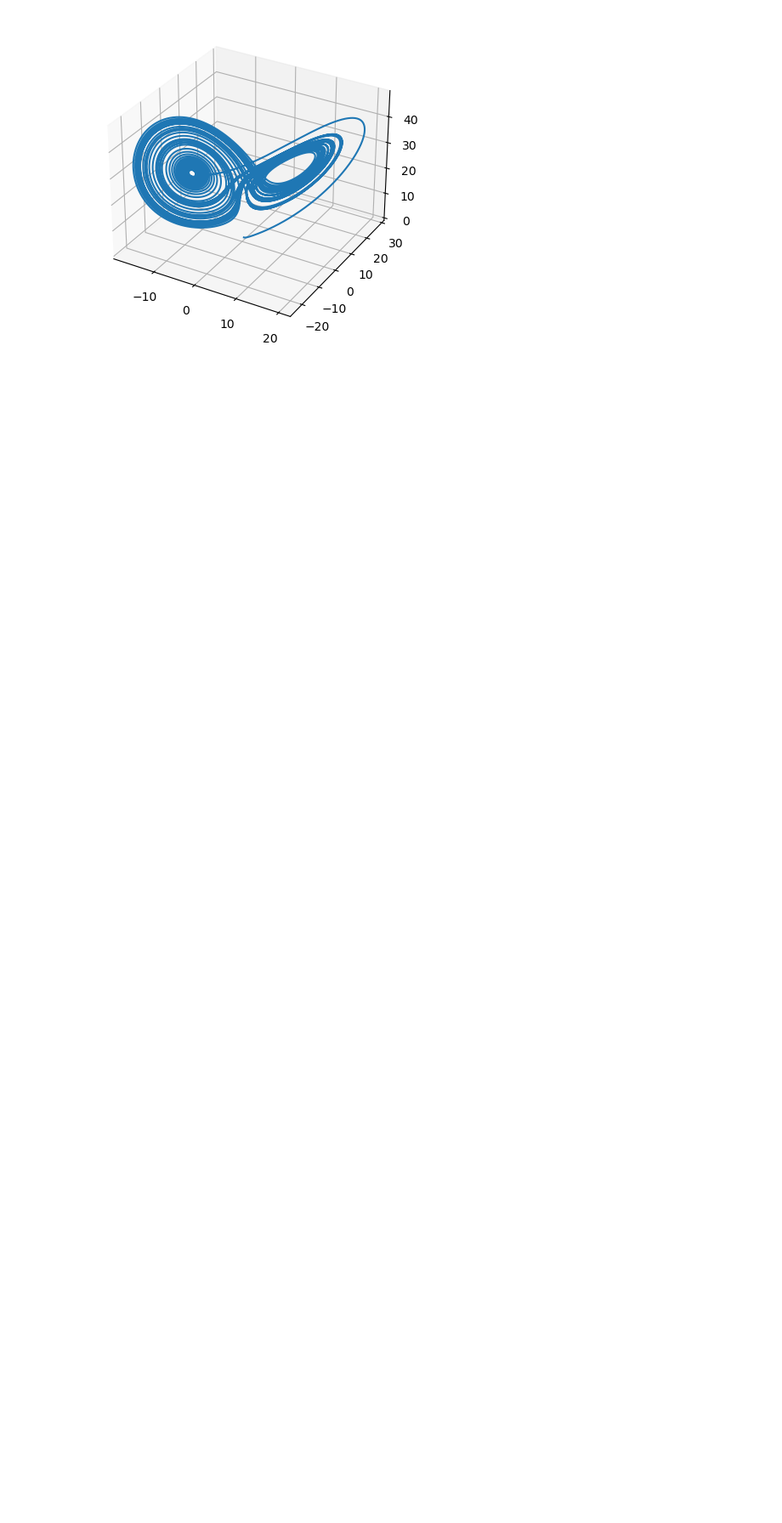
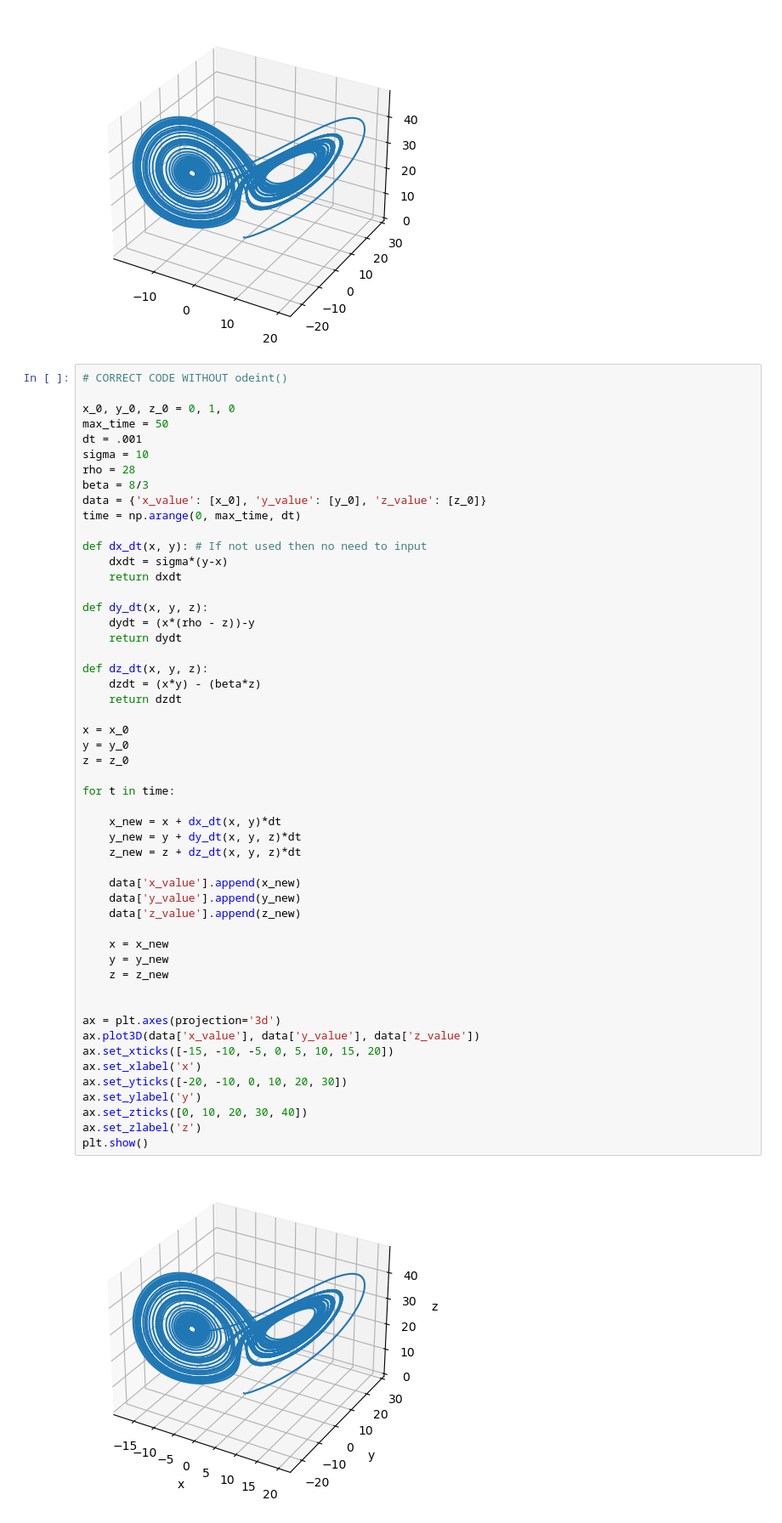
Before and after one commit to SPS-SP2273/learning-portfolio-ikt091, a Jupyter notebook: numerical solutions/numerical_solutions_(good).ipynb, the cells around one changed output. Shown at 85% size. Cells and saved outputs as stored; diff of their text form; blank space fills up the shorter version.

```diff
--- a/numerical solutions/numerical_solutions_(good).ipynb
+++ b/numerical solutions/numerical_solutions_(good).ipynb
@@ -366,3 +407,57 @@ ax.plot3D(data['x_value'], data['y_value'], data['z_value'])
 plt.show()
 # %% [output]
 [figure]
+# %%
+# CORRECT CODE WITHOUT odeint()
+
+x_0, y_0, z_0 = 0, 1, 0
+max_time = 50
+dt = .001
+sigma = 10
+rho = 28
+beta = 8/3
+data = {'x_value': [x_0], 'y_value': [y_0], 'z_value': [z_0]}
+time = np.arange(0, max_time, dt)
+
+def dx_dt(x, y): # If not used then no need to input
+    dxdt = sigma*(y-x)
+    return dxdt
+
+def dy_dt(x, y, z):
+    dydt = (x*(rho - z))-y
+    return dydt
+
+def dz_dt(x, y, z):
+    dzdt = (x*y) - (beta*z)
+    return dzdt
+
+x = x_0
+y = y_0
+z = z_0
+
+for t in time:
+
+    x_new = x + dx_dt(x, y)*dt
+    y_new = y + dy_dt(x, y, z)*dt
+    z_new = z + dz_dt(x, y, z)*dt
+
+    data['x_value'].append(x_new)
+    data['y_value'].append(y_new)
+    data['z_value'].append(z_new)
+
+    x = x_new
+    y = y_new
+    z = z_new
+
+
+ax = plt.axes(projection='3d')
+ax.plot3D(data['x_value'], data['y_value'], data['z_value'])
+ax.set_xticks([-15, -10, -5, 0, 5, 10, 15, 20])
+ax.set_xlabel('x')
+ax.set_yticks([-20, -10, 0, 10, 20, 30])
+ax.set_ylabel('y')
+ax.set_zticks([0, 10, 20, 30, 40])
+ax.set_zlabel('z')
+plt.show()
+# %% [output]
+[figure, added]
```
Also changed, not shown: parts of 3 cells of this notebook.
